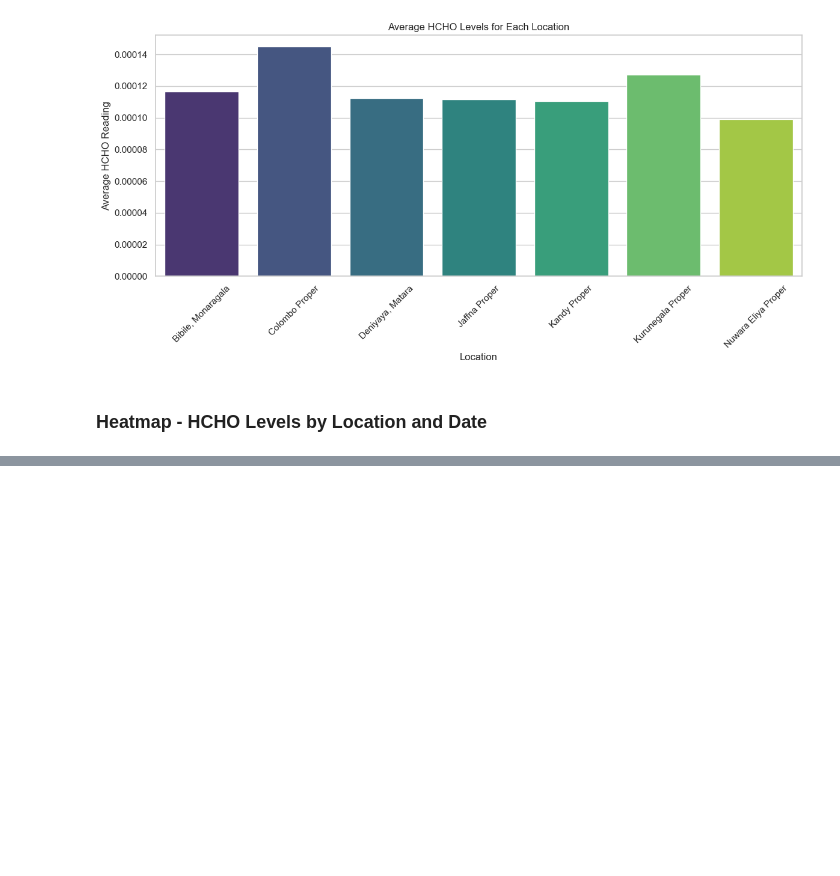
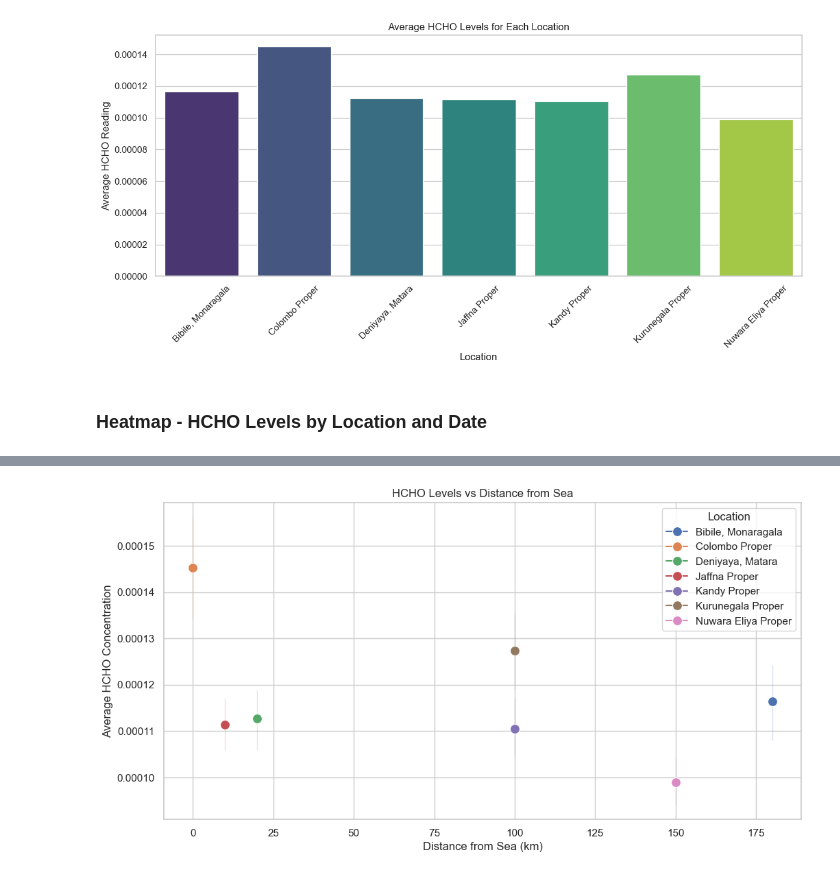
Before and after one commit to ChavinduDulaj/HCHO-Prediction-using-Data-Engineering, a Jupyter notebook: Spatio-Temporal_Analysis.ipynb, the cells around one changed output, grey strips where cells are left out. Saved outputs shown, nothing was run; the diff lists cells and outputs as text; code cells hidden in the pictures; blank space fills up the shorter version.

```diff
--- a/Spatio-Temporal_Analysis.ipynb
+++ b/Spatio-Temporal_Analysis.ipynb
@@ -290,0 +460,33 @@ for location in df['Location'].unique():
+# %%
+distance_from_sea = {
+    'Colombo Proper': 0,
+    'Deniyaya, Matara': 20,
+    'Nuwara Eliya Proper': 150,
+    'Kandy Proper': 100,
+    'Bibile, Monaragala': 180,
+    'Kurunegala Proper': 100,
+    'Jaffna Proper': 10
+}
+
+
+# Setting the aesthetic style of the plots
+sns.set(style="whitegrid")
+
+# Convert 'Current date' to datetime and extracting the month and year
+df['Month-Year'] = df['Current date'].dt.to_period('M')
+monthly_data = df.groupby(['Location', 'Month-Year'])['HCHO'].mean().reset_index()
+
+# Merge with distance from sea data
+df2 = pd.DataFrame({'Location': list(distance_from_sea.keys()), 'Distance from Sea (km)': list(distance_from_sea.values())})
+df_merged = pd.merge(monthly_data, df2, on='Location')
+
+# Plotting
+plt.figure(figsize=(12, 6))
+sns.lineplot(data=df_merged, x='Distance from Sea (km)', y='HCHO', hue='Location', marker='o', markersize=10)
+plt.title('HCHO Levels vs Distance from Sea')
+plt.xlabel('Distance from Sea (km)')
+plt.ylabel('Average HCHO Concentration')
+plt.grid(True)
+plt.show()
+# %% [output]
+[figure, added]
```
Also changed, not shown: parts of 9 cells of this notebook, 3 other files.
